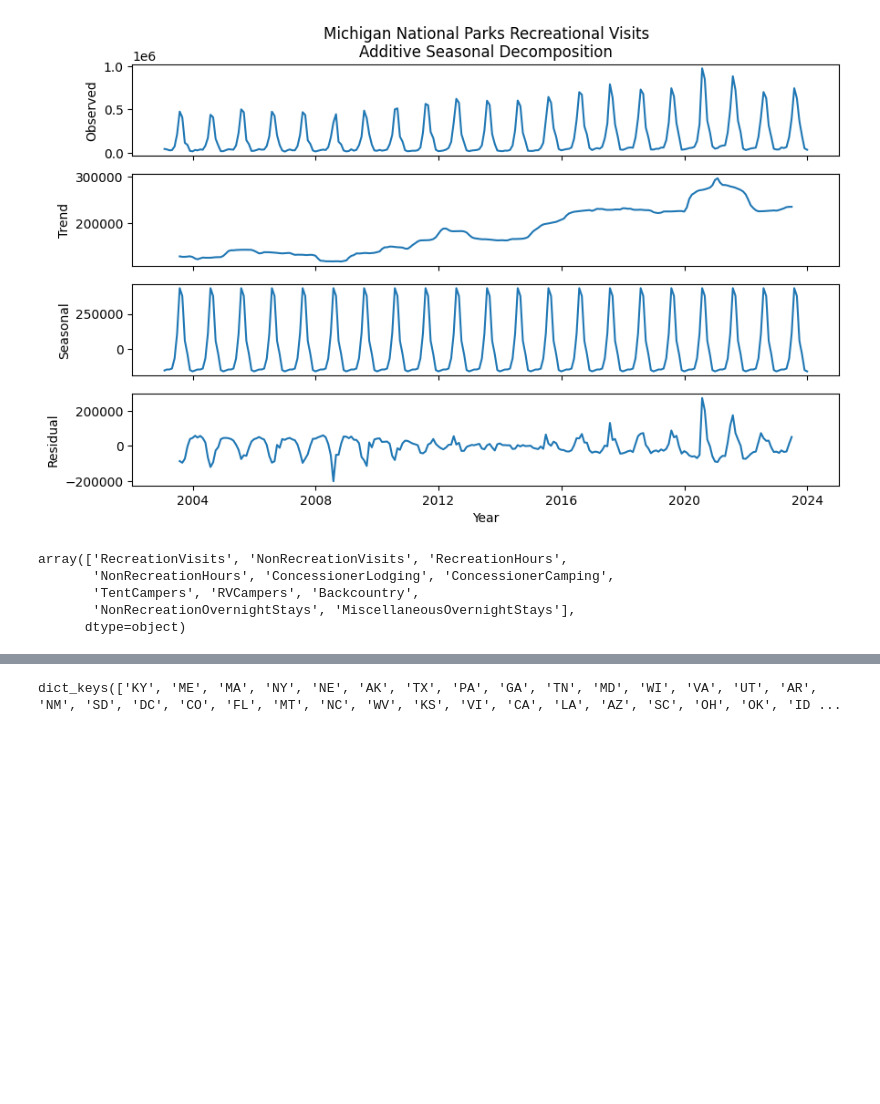
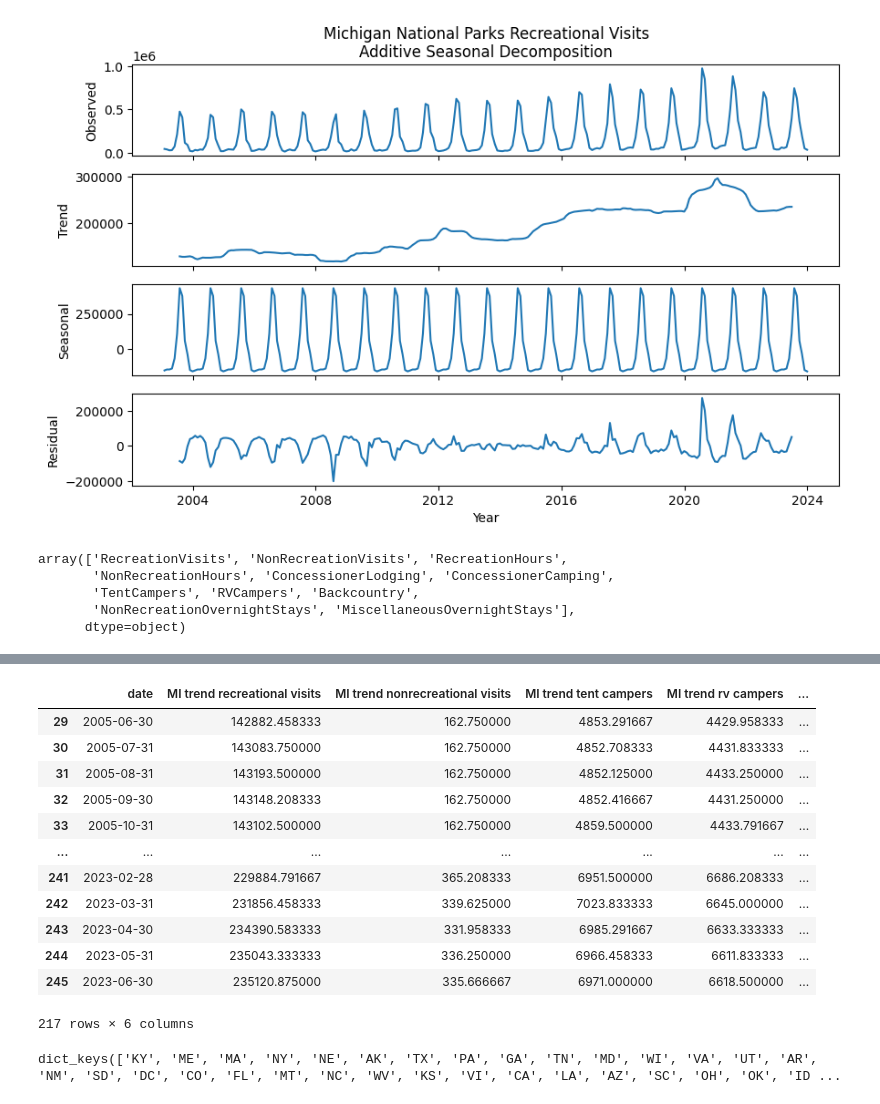
Before and after one commit to scmcqueen/NationalParksDataMining, a Jupyter notebook: covid_2008.ipynb, the cells around one changed output, grey strips where cells are left out. Saved outputs shown, nothing was run; the diff lists cells and outputs as text; code cells hidden in the pictures; blank space fills up the shorter version.

```diff
--- a/covid_2008.ipynb
+++ b/covid_2008.ipynb
@@ -169,3 +219,25 @@ for state in visit_data.state_2.unique():
+# %%
+def build_arima(df:pd.DataFrame, X:list,y:str):
+    model = SARIMAX(df['# Passengers'],
+                order = (0, 1, 1),
+                seasonal_order =(2, 1, 1, 12))
+    result=model.fit()
+    print(result.summary() )
+    return result
+# %% [output]
+|  | date | MI trend recreational visits | MI trend nonrecreational visits | MI trend tent campers | MI trend rv campers | ... |
+| 29 | 2005-06-30 | 142882.458333 | 162.750000 | 4853.291667 | 4429.958333 | ... |
+| 30 | 2005-07-31 | 143083.750000 | 162.750000 | 4852.708333 | 4431.833333 | ... |
+| 31 | 2005-08-31 | 143193.500000 | 162.750000 | 4852.125000 | 4433.250000 | ... |
+| 32 | 2005-09-30 | 143148.208333 | 162.750000 | 4852.416667 | 4431.250000 | ... |
+| 33 | 2005-10-31 | 143102.500000 | 162.750000 | 4859.500000 | 4433.791667 | ... |
+| ... | ... | ... | ... | ... | ... | ... |
+| 241 | 2023-02-28 | 229884.791667 | 365.208333 | 6951.500000 | 6686.208333 | ... |
+| 242 | 2023-03-31 | 231856.458333 | 339.625000 | 7023.833333 | 6645.000000 | ... |
+| 243 | 2023-04-30 | 234390.583333 | 331.958333 | 6985.291667 | 6633.333333 | ... |
+| 244 | 2023-05-31 | 235043.333333 | 336.250000 | 6966.458333 | 6611.833333 | ... |
+| 245 | 2023-06-30 | 235120.875000 | 335.666667 | 6971.000000 | 6618.500000 | ... |
+217 rows × 6 columns
 # %%
 # predict data
 # %% [output]
```
Also changed, not shown: parts of 6 cells of this notebook.
